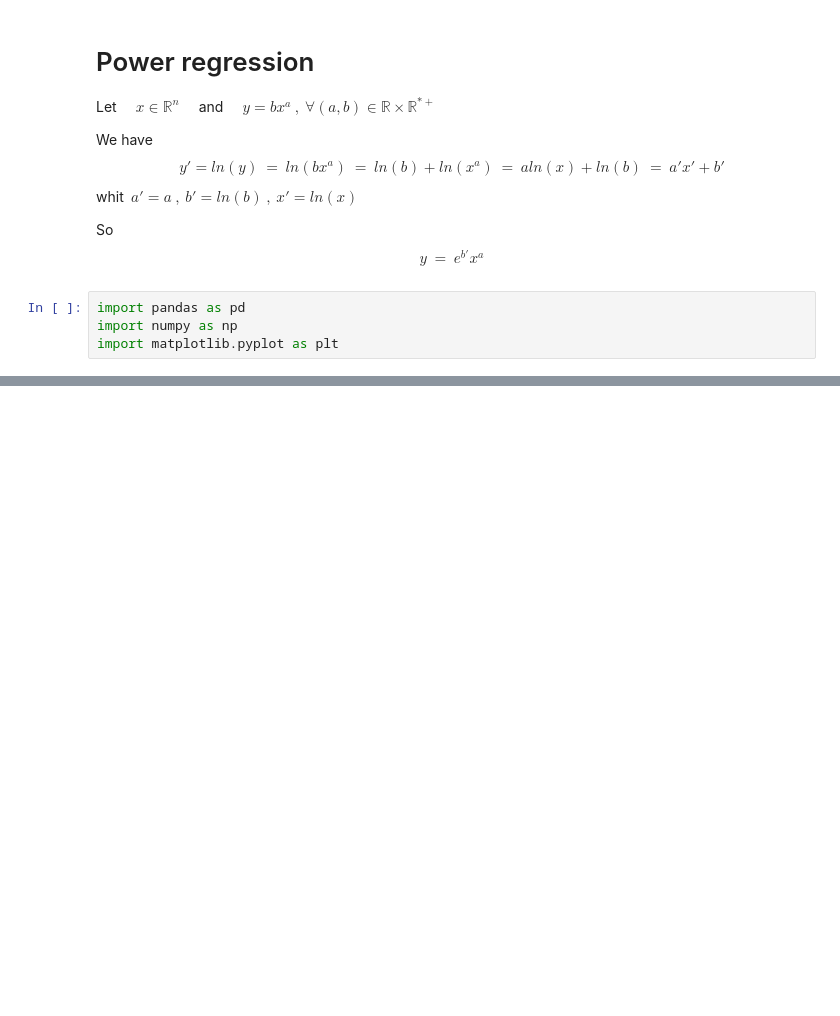
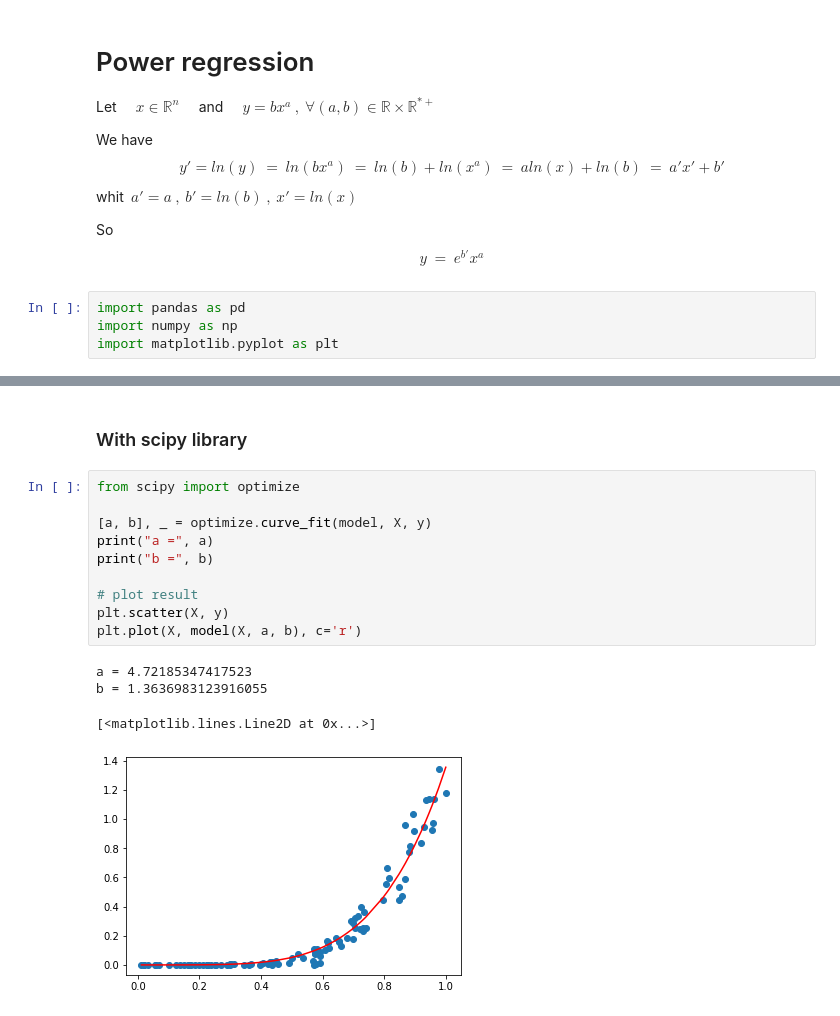
Before and after one commit to mahtat555/Regression, a Jupyter notebook: nonlinear_regression/power_regression.ipynb, the cells around one changed output, grey strips where cells are left out. Cells and saved outputs as stored; diff of their text form; blank space fills up the shorter version.

```diff
--- a/nonlinear_regression/power_regression.ipynb
+++ b/nonlinear_regression/power_regression.ipynb
@@ -86,0 +197,17 @@ b = 1.1292343216324143
+# %% [markdown]
+### With scipy library
+# %%
+from scipy import optimize
+
+[a, b], _ = optimize.curve_fit(model, X, y)
+print("a =", a)
+print("b =", b)
+
+# plot result
+plt.scatter(X, y)
+plt.plot(X, model(X, a, b), c='r')
+# %% [output]
+a = 4.72185347417523
+b = 1.3636983123916055
+[<matplotlib.lines.Line2D at 0x...>]
+[figure, added]
```
Also changed, not shown: parts of 13 cells of this notebook, 1 other file.
